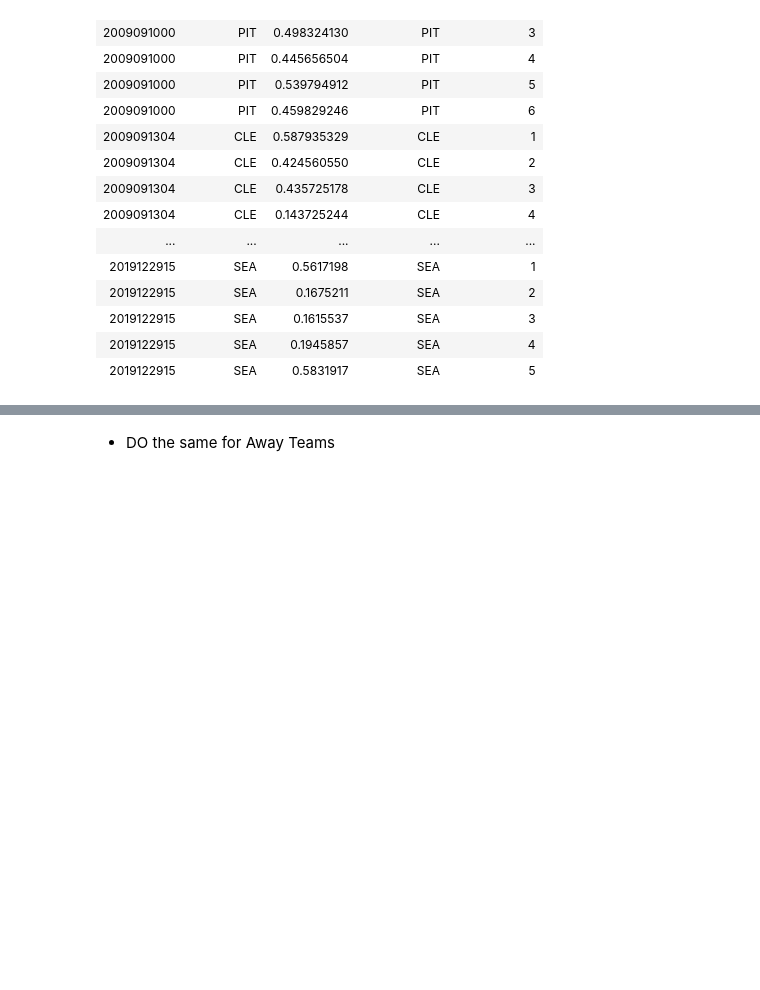
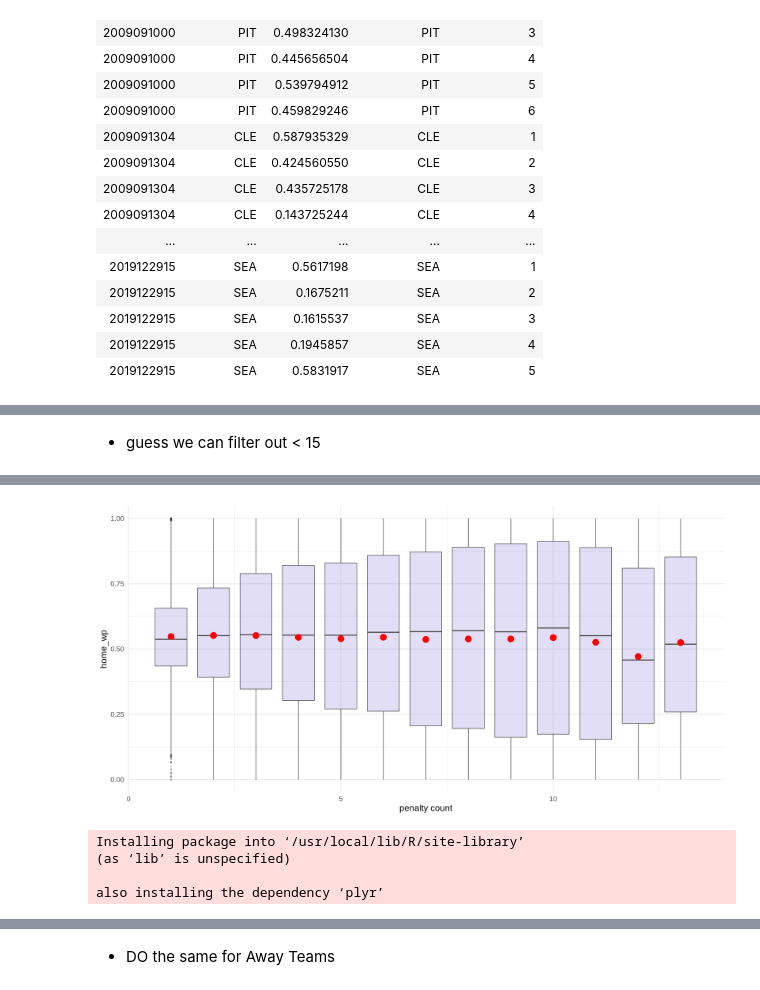
Before and after one commit to rennerm1/NFL-Data-Science-Project, a Jupyter notebook: playingaround.ipynb, the cells around one changed output, grey strips where cells are left out. Cells and saved outputs as stored; diff of their text form; code cells hidden in the pictures; blank space fills up the shorter version.

```diff
--- a/playingaround.ipynb
+++ b/playingaround.ipynb
@@ -423,0 +445,13 @@ A grouped_df: 15434 × 5
+# %% [markdown]
+* guess we can filter out < 15
+# %%
+options(repr.plot.width=20, repr.plot.height=10)
+
+correlation_all %>%
+  filter(penalty_count < 14) %>%
+  ggplot(aes(x=penalty_count, y=home_wp)) +
+    geom_boxplot(aes(group=penalty_count), fill="slateblue", alpha=0.2) +
+    stat_summary(fun=mean, geom= "point", shape = 20, size=10, color="red", fill="red") +
+    xlab("penalty count") +
+    theme_minimal(base_size = 20)
+# %% [output]
@@ -423,0 +462,8 @@ A grouped_df: 15434 × 5
+[figure, added]
+# %%
+install.packages("ggridges")
+# %% [output]
+Installing package into ‘/usr/local/lib/R/site-library’
+(as ‘lib’ is unspecified)
+
+also installing the dependency ‘plyr’
```
Also changed, not shown: parts of 15 cells of this notebook.
